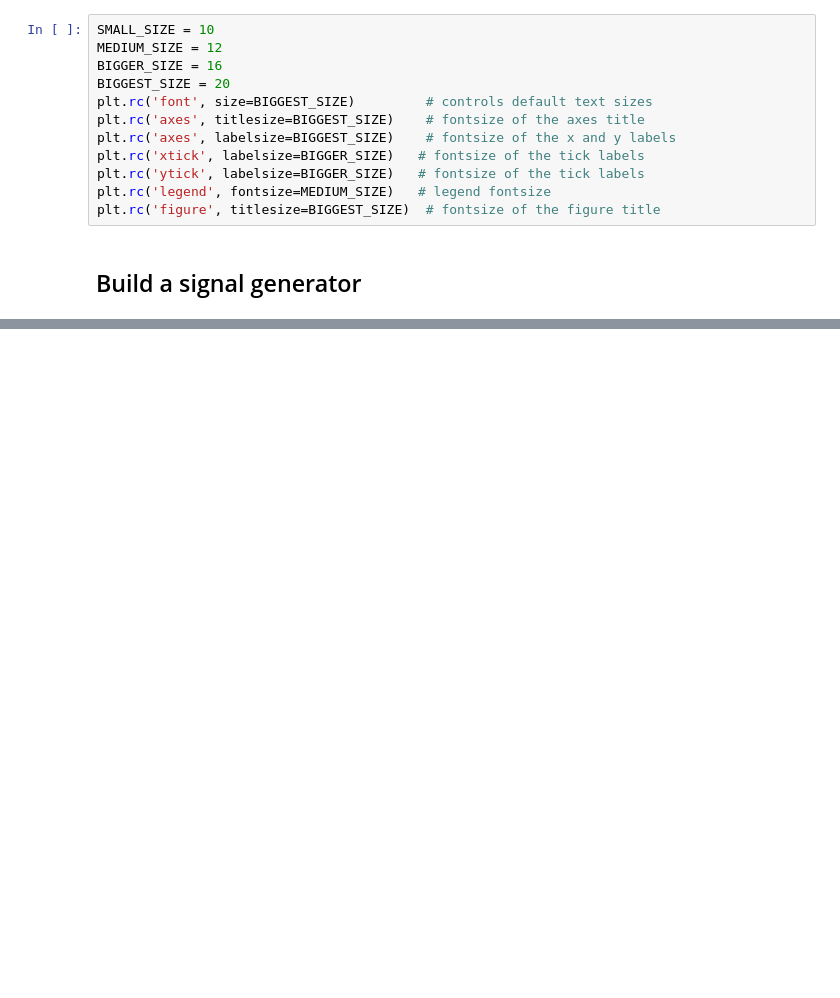
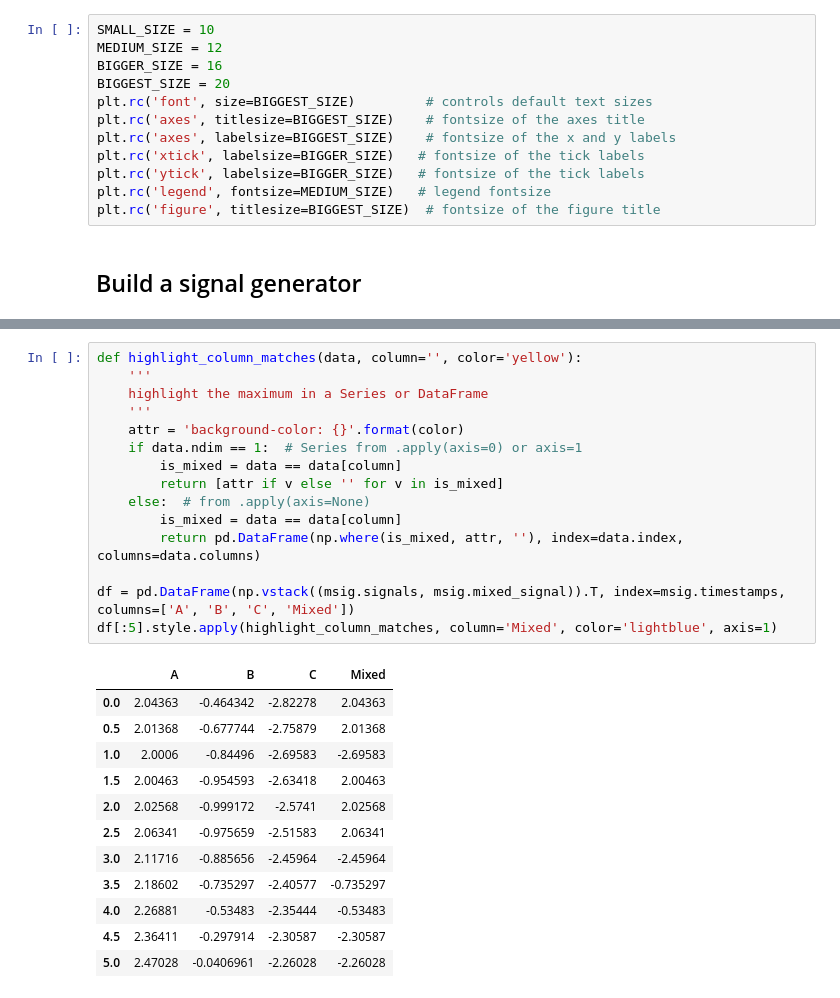
Before and after one commit to WillieMaddox/DiscRimNN, a Jupyter notebook: discrimnn.ipynb, the cells around one changed output, grey strips where cells are left out. Cells and saved outputs as stored; diff of their text form; blank space fills up the shorter version.

```diff
--- a/discrimnn.ipynb
+++ b/discrimnn.ipynb
@@ -154,0 +77,28 @@ plt.scatter(timesteps, mixed_sig, marker='.')
+# %%
+def highlight_column_matches(data, column='', color='yellow'):
+    '''
+    highlight the maximum in a Series or DataFrame
+    '''
+    attr = 'background-color: {}'.format(color)
+    if data.ndim == 1:  # Series from .apply(axis=0) or axis=1
+        is_mixed = data == data[column]
+        return [attr if v else '' for v in is_mixed]
+    else:  # from .apply(axis=None)
+        is_mixed = data == data[column]
+        return pd.DataFrame(np.where(is_mixed, attr, ''), index=data.index, columns=data.columns)
+
+df = pd.DataFrame(np.vstack((msig.signals, msig.mixed_signal)).T, index=msig.timestamps, columns=['A', 'B', 'C', 'Mixed'])
+df[:5].style.apply(highlight_column_matches, column='Mixed', color='lightblue', axis=1)
+# %% [output]
+|  | A | B | C | Mixed |
+| 0.0 | 2.04363 | -0.464342 | -2.82278 | 2.04363 |
+| 0.5 | 2.01368 | -0.677744 | -2.75879 | 2.01368 |
+| 1.0 | 2.0006 | -0.84496 | -2.69583 | -2.69583 |
+| 1.5 | 2.00463 | -0.954593 | -2.63418 | 2.00463 |
+| 2.0 | 2.02568 | -0.999172 | -2.5741 | 2.02568 |
+| 2.5 | 2.06341 | -0.975659 | -2.51583 | 2.06341 |
+| 3.0 | 2.11716 | -0.885656 | -2.45964 | -2.45964 |
+| 3.5 | 2.18602 | -0.735297 | -2.40577 | -0.735297 |
+| 4.0 | 2.26881 | -0.53483 | -2.35444 | -0.53483 |
+| 4.5 | 2.36411 | -0.297914 | -2.30587 | -2.30587 |
+| 5.0 | 2.47028 | -0.0406961 | -2.26028 | -2.26028 |
```
Also changed, not shown: parts of 15 cells of this notebook.
